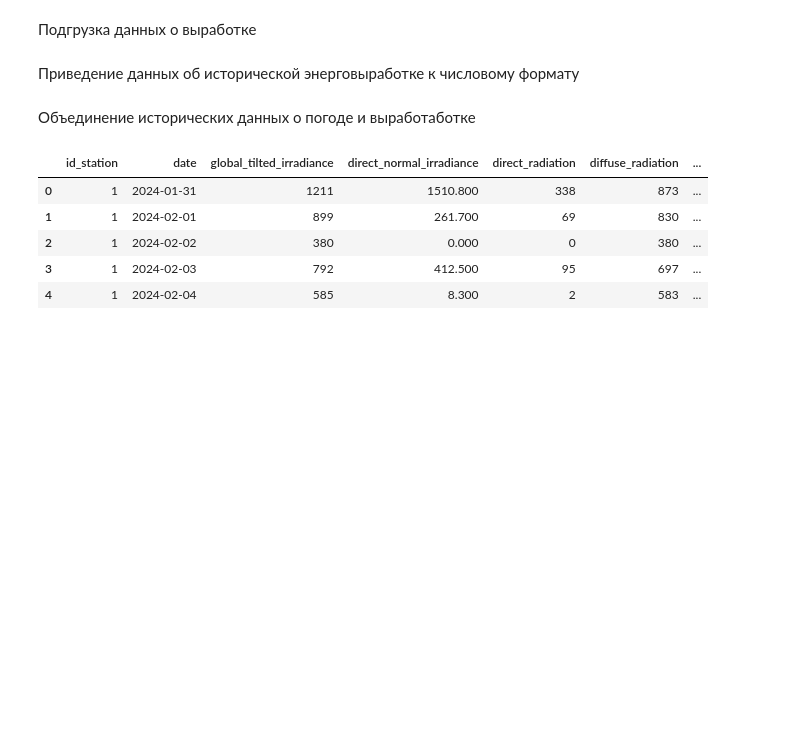
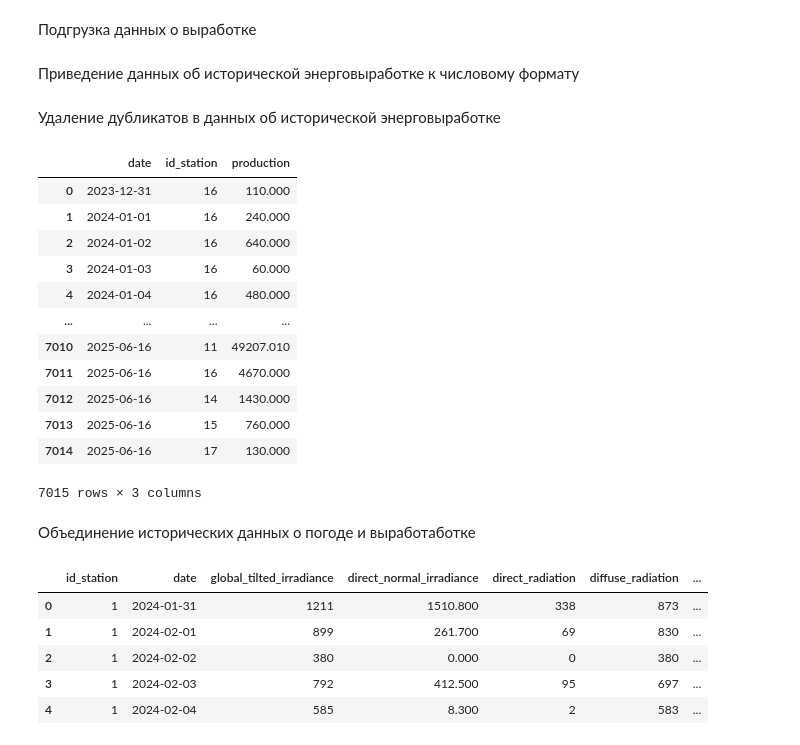
Before and after one commit to Wkor/Solar-Power-Generation-Predictor, a Jupyter notebook: notebook/notebook.ipynb, the cells around one changed output. Saved outputs shown, nothing was run; the diff lists cells and outputs as text; code cells hidden in the pictures; blank space fills up the shorter version.

```diff
--- a/notebook/notebook.ipynb
+++ b/notebook/notebook.ipynb
@@ -63,6 +63,24 @@ production = pd.read_excel('production.xlsx')
 Приведение данных об исторической энерговыработке к числовому формату
 # %%
 production['production'] = pd.to_numeric(production['production'], errors='coerce')
+# %% [markdown]
+Удаление дубликатов в данных об исторической энерговыработке
+# %%
+production.drop_duplicates()
+# %% [output]
+|  | date | id_station | production |
+| 0 | 2023-12-31 | 16 | 110.000 |
+| 1 | 2024-01-01 | 16 | 240.000 |
+| 2 | 2024-01-02 | 16 | 640.000 |
+| 3 | 2024-01-03 | 16 | 60.000 |
+| 4 | 2024-01-04 | 16 | 480.000 |
+| ... | ... | ... | ... |
+| 7010 | 2025-06-16 | 11 | 49207.010 |
+| 7011 | 2025-06-16 | 16 | 4670.000 |
+| 7012 | 2025-06-16 | 14 | 1430.000 |
+| 7013 | 2025-06-16 | 15 | 760.000 |
+| 7014 | 2025-06-16 | 17 | 130.000 |
+7015 rows × 3 columns
 # %% [markdown]
 Объединение исторических данных о погоде и выработаботке
 # %%
```
Also changed, not shown: parts of 4 cells of this notebook.
